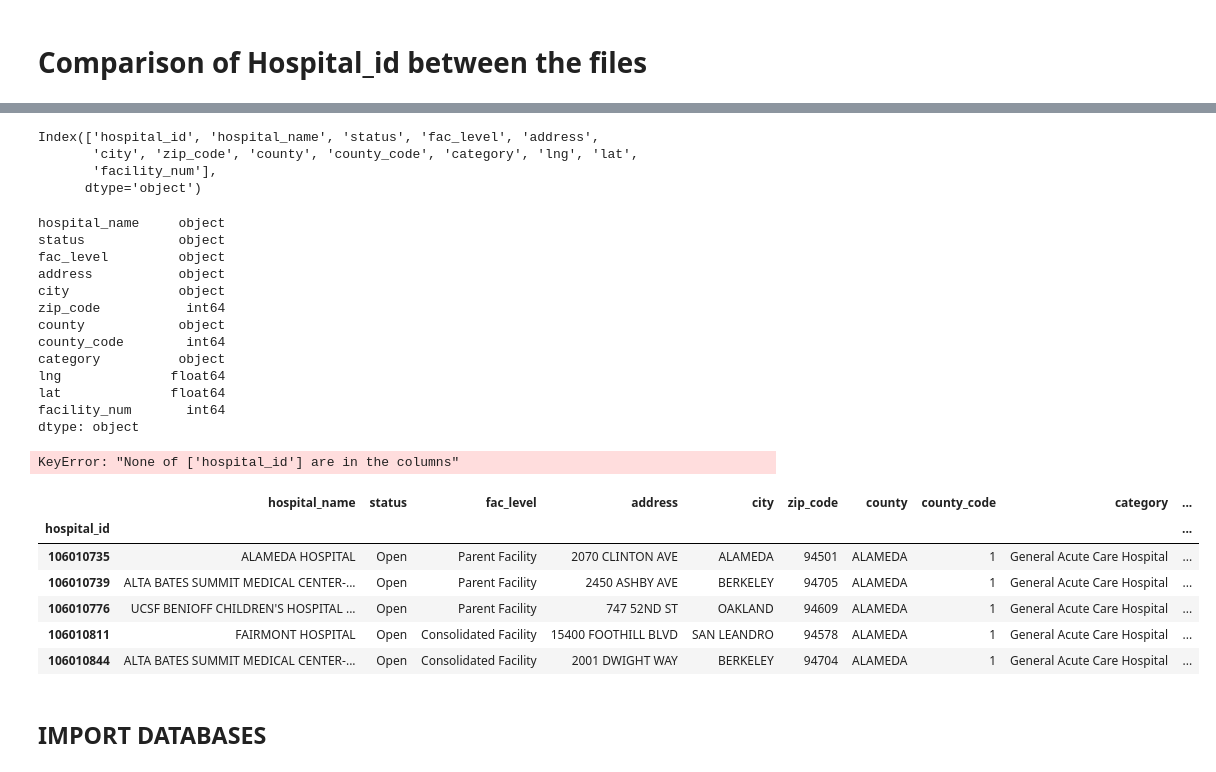
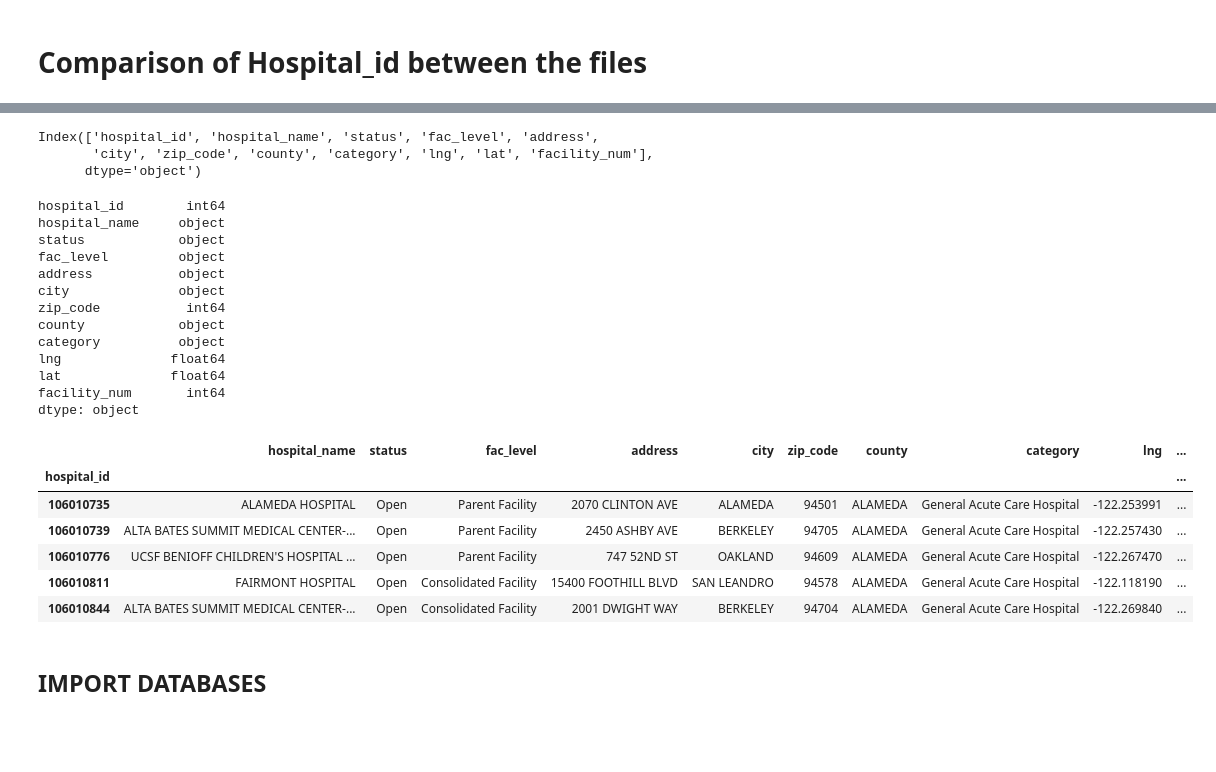
Before and after one commit to zsvorenova/ETL-project, a Jupyter notebook: Hospital staffing-data cleaning.ipynb, the cells around one changed output, grey strips where cells are left out. Saved outputs shown, nothing was run; the diff lists cells and outputs as text; code cells hidden in the pictures; blank space fills up the shorter version.

```diff
--- a/Hospital staffing-data cleaning.ipynb
+++ b/Hospital staffing-data cleaning.ipynb
@@ -587,0 +324,3 @@ county_df
+# %%
+# drop duplicated rows if any
+ca_listings_df.drop_duplicates(inplace=True)
@@ -625,7 +429,8 @@ diff_ids2
 # %%
+# create a temporary df for the missing id with data available from staffing file that can be used in ca_listings df
 columns_name = staffing_df.columns
 missing_ids_df = pd.DataFrame(columns = columns_name)
-for i in diff_ids2:
+for i in diff_ids:
     missing_ids_df = missing_ids_df.append(staffing_df.loc[staffing_df['Facility Number'] == i])
 print(missing_ids_df.nunique())
 missing_ids_df.drop(columns=['Year', 'Begin Date', 'End Date', 'Type of Control', 'Hours Type', 'Productive Hours',
@@ -637,7 +442,6 @@ missing_ids_df = missing_ids_df.rename(columns={'Facility Number':'hospital_id',
 missing_ids_df['hospital_name'] = missing_ids_df['hospital_name'].str.upper()
 missing_ids_df['county'] = missing_ids_df['county'].str.upper()
 missing_ids_df.reset_index(drop=True, inplace=True)
-missing_ids_df = missing_ids_df.merge(county_df, how ='left')
 missing_ids_df
 # %% [output]
 Year                                            5
@@ -671,9 +475,9 @@ dtype: int64
 # %%
-# merge bridges to the final bridge:
-hospital_bridge_final=pd.concat([hospital_bridge2, missing_ids_df])
-print(hospital_bridge_final.info())
+# merge missing ids data to final ca_listing df:
+ca_listings_final=pd.concat([ca_listings_df, missing_ids_df])
+print(ca_listings_final.info())
 # check for duplicates
-print(hospital_bridge_final.nunique())
+print(ca_listings_final.nunique())
 # replace Na values:
 values = {'status':'inactive',
           'fac_level':'missing data',
@@ -683,24 +487,24 @@ values = {'status':'inactive',
           'category':'missing data',
           'lng':0,
           'lat':0}
-hospital_bridge_final.fillna(value=values, inplace=True)
+ca_listings_final.fillna(value=values, inplace=True)
 # # apply uppercase to columns: 'hospital_name', 'address', 'city', 'county':
 # source: https://www.geeksforgeeks.org/apply-uppercase-to-a-column-in-pandas-dataframe/
-hospital_bridge_final['hospital_name'] = hospital_bridge_final['hospital_name'].str.upper()
-hospital_bridge_final['address'] = hospital_bridge_final['address'].str.upper()
-hospital_bridge_final['city'] = hospital_bridge_final['city'].str.upper()
-hospital_bridge_final['county'] = hospital_bridge_final['county'].str.upper()
+ca_listings_final['hospital_name'] = ca_listings_final['hospital_name'].str.upper()
+ca_listings_final['address'] = ca_listings_final['address'].str.upper()
+ca_listings_final['city'] = ca_listings_final['city'].str.upper()
+ca_listings_final['county'] = ca_listings_final['county'].str.upper()
 
 # add facility num as new column and extract it from "hospital_id":
-hospital_bridge_final['facility_num'] = hospital_bridge_final['hospital_id'].astype(str).str[-6:].astype('int64')
+ca_listings_final['facility_num'] = ca_listings_final['hospital_id'].astype(str).str[-6:].astype('int64')
 
 # correct the type of data in columns:
-hospital_bridge_final['hospital_id']=hospital_bridge_final['hospital_id'].astype('int64')
-hospital_bridge_final['zip_code']=hospital_bridge_final['zip_code'].astype('int64')
+ca_listings_final['hospital_id']=ca_listings_final['hospital_id'].astype('int64')
+ca_listings_final['zip_code']=ca_listings_final['zip_code'].astype('int64')
 
-print(hospital_bridge_final.info())
-print(hospital_bridge_final.nunique())
-hospital_bridge_final
+print(ca_listings_final.info())
+print(ca_listings_final.nunique())
+ca_listings_final
 # %% [output]
 <class 'pandas.core.frame.DataFrame'>
 Int64Index: 569 entries, 0 to 41
@@ -751,13 +555,13 @@ hospital_bridge_final[hospital_bridge_final.duplicated(subset=['hospital_name'],
 # %%
-hospital_bridge_final.columns
+ca_listings_final.columns
 # %% [output]
 Index(['hospital_id', 'hospital_name', 'status', 'fac_level', 'address',
-       'city', 'zip_code', 'county', 'county_code', 'category', 'lng', 'lat',
-       'facility_num'],
+       'city', 'zip_code', 'county', 'category', 'lng', 'lat', 'facility_num'],
       dtype='object')
 # %%
-hospital_bridge_final.dtypes
+ca_listings_final.dtypes
 # %% [output]
+hospital_id        int64
 hospital_name     object
 status            object
 fac_level         object
@@ -765,26 +569,23 @@ address           object
 city              object
 zip_code           int64
 county            object
-county_code        int64
 category          object
 lng              float64
 lat              float64
 facility_num       int64
 dtype: object
 # %%
-hospital_bridge_final.set_index('hospital_id',inplace=True)
+ca_listings_final.set_index('hospital_id',inplace=True)
-# %% [output]
-KeyError: "None of ['hospital_id'] are in the columns"
 # %%
-hospital_bridge_final.head()
+ca_listings_final.head()
 # %% [output]
-|  | hospital_name | status | fac_level | address | city | zip_code | county | county_code | category | ... |
+|  | hospital_name | status | fac_level | address | city | zip_code | county | category | lng | ... |
 | hospital_id |  |  |  |  |  |  |  |  |  | ... |
-| 106010735 | ALAMEDA HOSPITAL | Open | Parent Facility | 2070 CLINTON AVE | ALAMEDA | 94501 | ALAMEDA | 1 | General Acute Care Hospital | ... |
-| 106010739 | ALTA BATES SUMMIT MEDICAL CENTER-... | Open | Parent Facility | 2450 ASHBY AVE | BERKELEY | 94705 | ALAMEDA | 1 | General Acute Care Hospital | ... |
-| 106010776 | UCSF BENIOFF CHILDREN'S HOSPITAL ... | Open | Parent Facility | 747 52ND ST | OAKLAND | 94609 | ALAMEDA | 1 | General Acute Care Hospital | ... |
-| 106010811 | FAIRMONT HOSPITAL | Open | Consolidated Facility | 15400 FOOTHILL BLVD | SAN LEANDRO | 94578 | ALAMEDA | 1 | General Acute Care Hospital | ... |
-| 106010844 | ALTA BATES SUMMIT MEDICAL CENTER-... | Open | Consolidated Facility | 2001 DWIGHT WAY | BERKELEY | 94704 | ALAMEDA | 1 | General Acute Care Hospital | ... |
+| 106010735 | ALAMEDA HOSPITAL | Open | Parent Facility | 2070 CLINTON AVE | ALAMEDA | 94501 | ALAMEDA | General Acute Care Hospital | -122.253991 | ... |
+| 106010739 | ALTA BATES SUMMIT MEDICAL CENTER-... | Open | Parent Facility | 2450 ASHBY AVE | BERKELEY | 94705 | ALAMEDA | General Acute Care Hospital | -122.257430 | ... |
+| 106010776 | UCSF BENIOFF CHILDREN'S HOSPITAL ... | Open | Parent Facility | 747 52ND ST | OAKLAND | 94609 | ALAMEDA | General Acute Care Hospital | -122.267470 | ... |
+| 106010811 | FAIRMONT HOSPITAL | Open | Consolidated Facility | 15400 FOOTHILL BLVD | SAN LEANDRO | 94578 | ALAMEDA | General Acute Care Hospital | -122.118190 | ... |
+| 106010844 | ALTA BATES SUMMIT MEDICAL CENTER-... | Open | Consolidated Facility | 2001 DWIGHT WAY | BERKELEY | 94704 | ALAMEDA | General Acute Care Hospital | -122.269840 | ... |
 # %% [markdown]
 ## IMPORT DATABASES
 # %%
```
Also changed, not shown: parts of 65 cells of this notebook, 2 other files.
